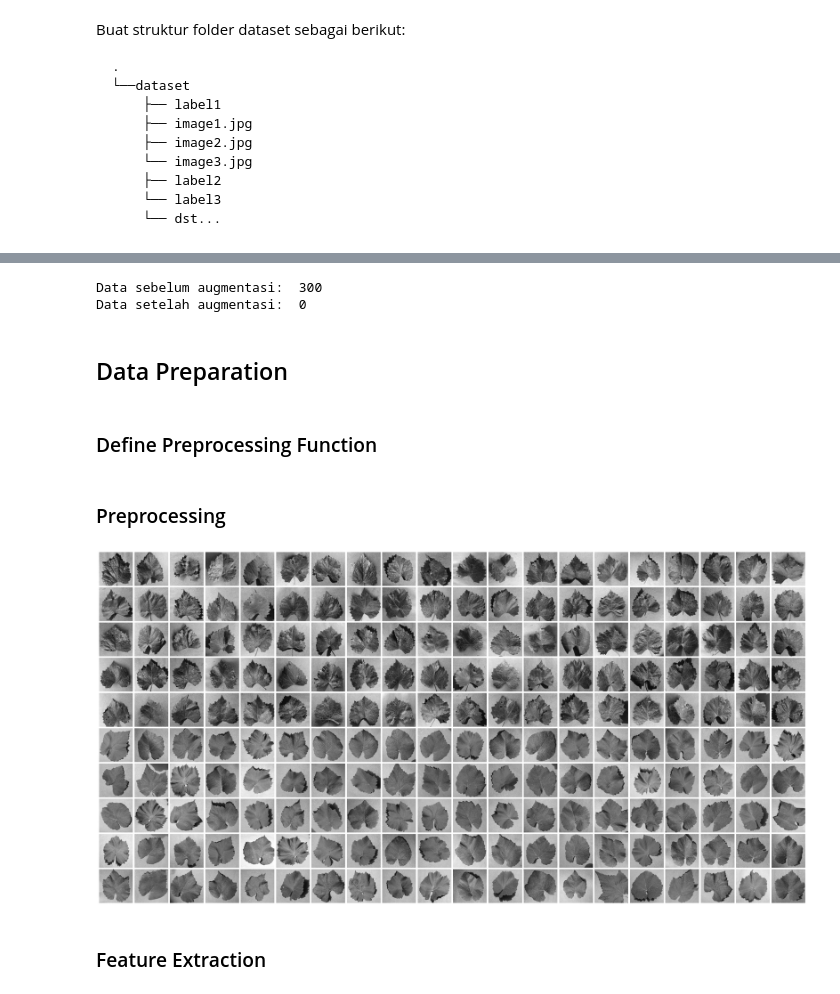
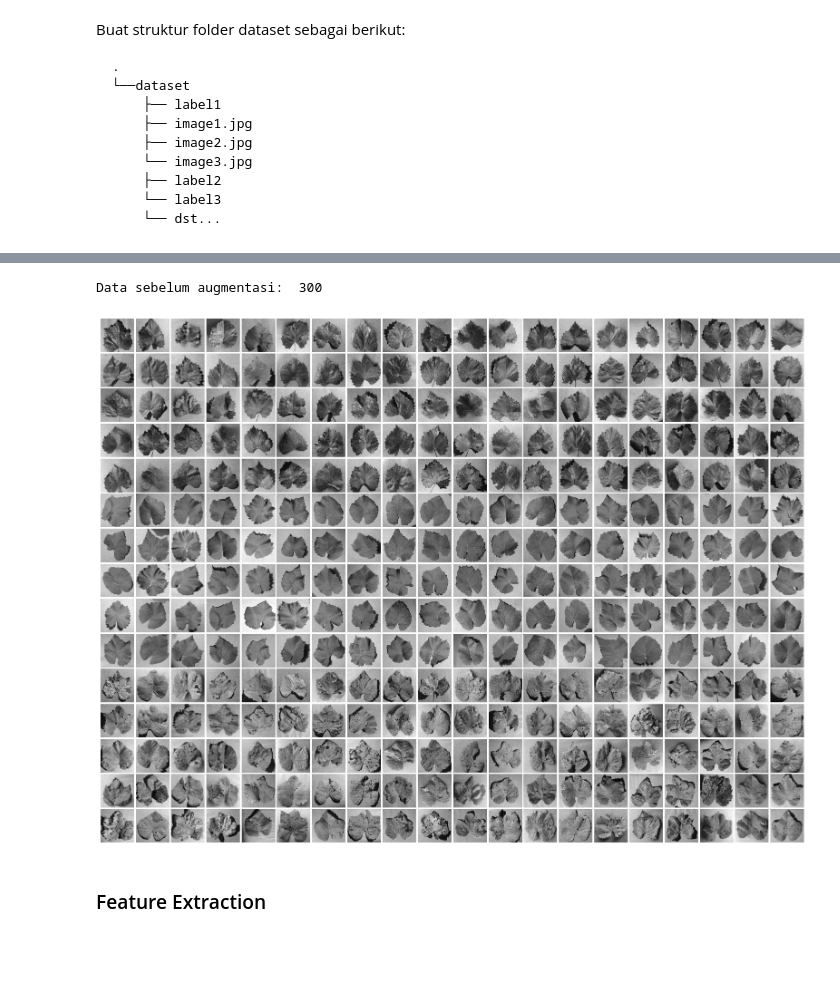
Before and after one commit to F1D02310111/Project-PCD-16, a Jupyter notebook: non-prepro.ipynb, the cells around one changed output, grey strips where cells are left out. Cells and saved outputs as stored; diff of their text form; code cells hidden in the pictures; blank space fills up the shorter version.

```diff
--- a/non-prepro.ipynb
+++ b/non-prepro.ipynb
@@ -63,12 +51,4 @@ for i in range(len(data)):
 # %%
 print("Data sebelum augmentasi: ", len(data))
-print("Data setelah augmentasi: ", len(data_augmented))
 # %% [output]
 Data sebelum augmentasi:  300
-Data setelah augmentasi:  0
-# %% [markdown]
-## Data Preparation
-# %% [markdown]
-### Define Preprocessing Function
-# %% [markdown]
-### Preprocessing
@@ -80,25 +55,25 @@ for i in range(len(data)): # Loop through each image and do preprocessing
 # %%
-max_display = 200
+max_display = 300
 display_data = data[:max_display]
 
 columns = 20
 total = len(display_data)
 rows = -(-total // columns)
 
-fig, axes = plt.subplots(nrows=rows, ncols=columns, figsize=(30, 15))
+fig, axes = plt.subplots(nrows=rows, ncols=columns, figsize=(20, 15))
 
 axes_list = axes.ravel() if total > 1 else [axes]
 
 for idx in range(rows * columns):
     ax = axes_list[idx]
     if idx < total:
         ax.imshow(display_data[idx], cmap='gray')
     ax.axis('off')
 
 plt.subplots_adjust(wspace=0.05, hspace=0.05)
 plt.show()
 # %% [output]
-[figure, old version]
+[figure, new version]
 # %% [markdown]
 ### Feature Extraction
 # %%
```
Also changed, not shown: parts of 12 cells of this notebook.
